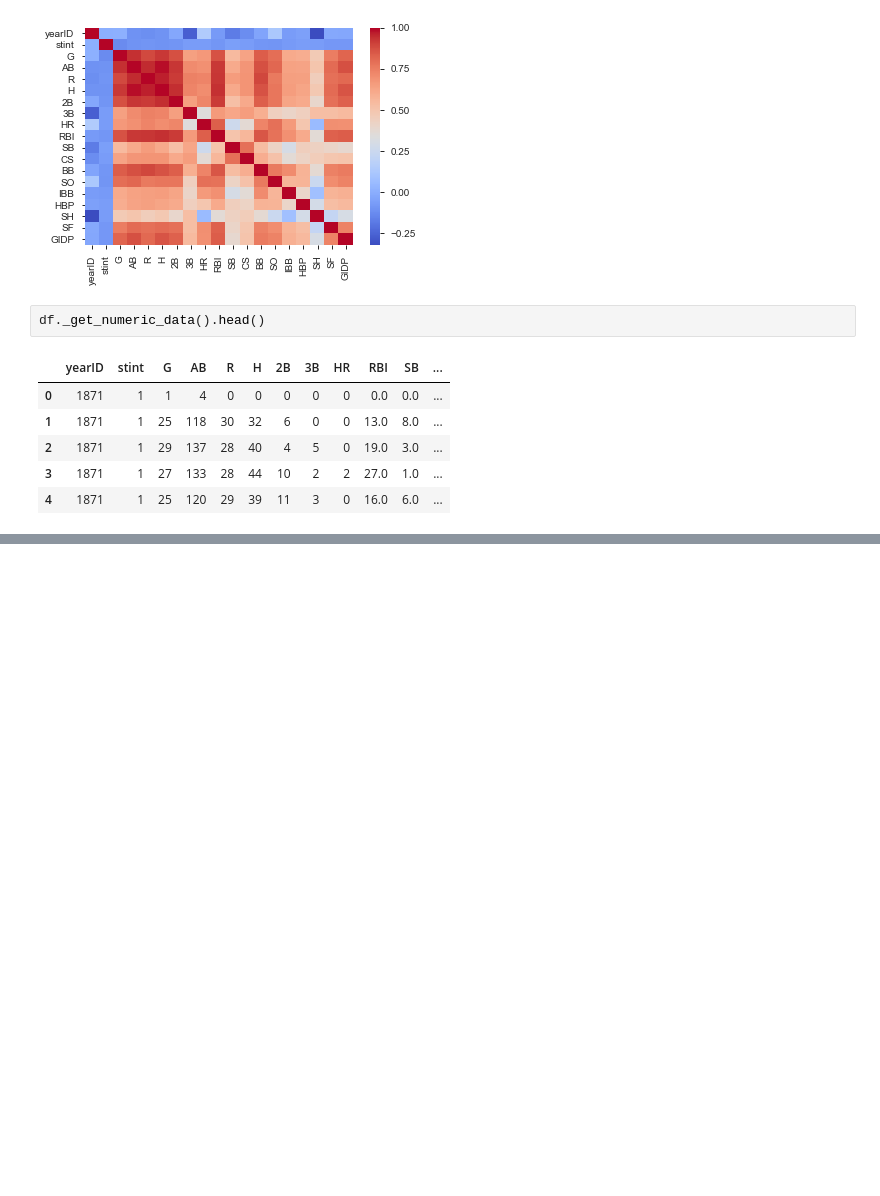
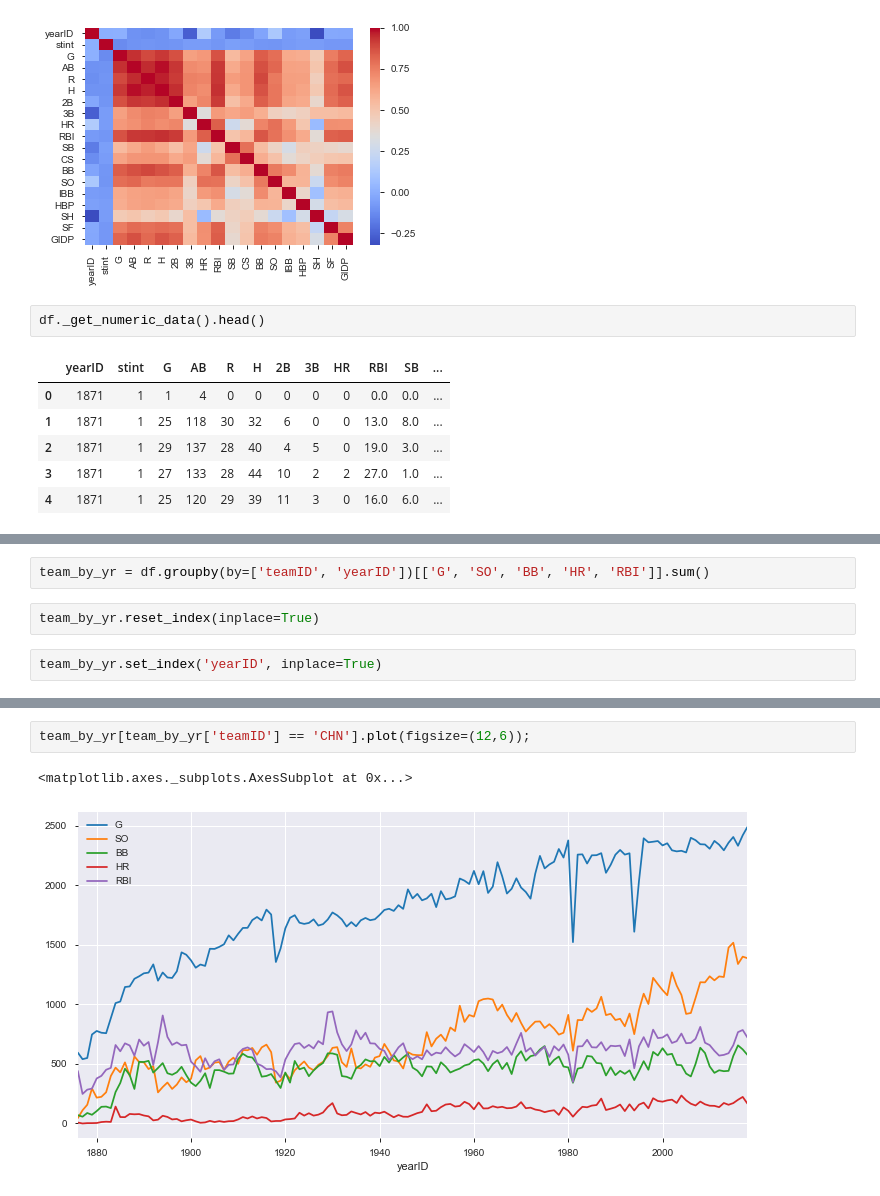
Before and after one commit to mariojrgithub/capstone, a Jupyter notebook: batting_eda.ipynb, the cells around one changed output, grey strips where cells are left out. Saved outputs shown, nothing was run; the diff lists cells and outputs as text; blank space fills up the shorter version.

```diff
--- a/batting_eda.ipynb
+++ b/batting_eda.ipynb
@@ -91,0 +149,6 @@ pp.ProfileReport(df)
+# %%
+team_by_yr = df.groupby(by=['teamID', 'yearID'])[['G', 'SO', 'BB', 'HR', 'RBI']].sum()
+# %%
+team_by_yr.reset_index(inplace=True)
+# %%
+team_by_yr.set_index('yearID', inplace=True)
@@ -91,0 +176,5 @@ pp.ProfileReport(df)
+# %%
+team_by_yr[team_by_yr['teamID'] == 'CHN'].plot(figsize=(12,6));
+# %% [output]
+<matplotlib.axes._subplots.AxesSubplot at 0x...>
+[figure, added]
```
Also changed, not shown: parts of 14 cells of this notebook.
